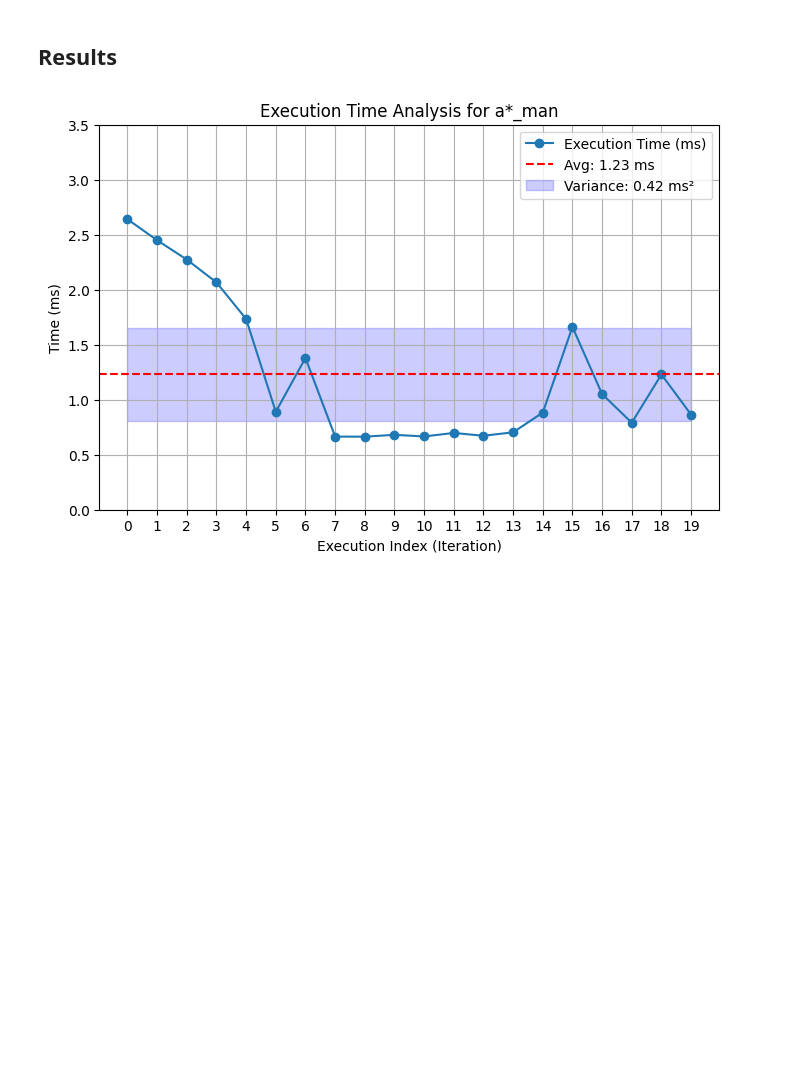
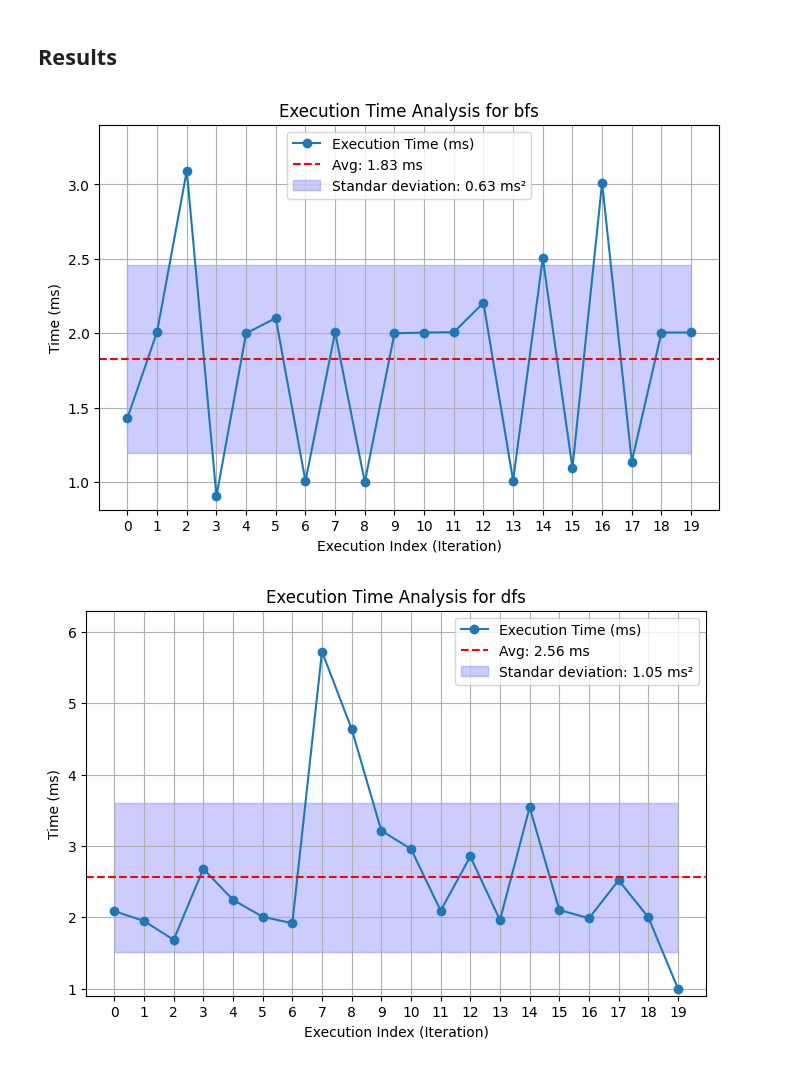
Before and after one commit to berni-245/SIA-TP1, a Jupyter notebook: analysis.ipynb, the cells around one changed output. Drawn from its saved outputs; the diff is of its cells as text; code cells hidden in the pictures; blank space fills up the shorter version.

```diff
--- a/analysis.ipynb
+++ b/analysis.ipynb
@@ -14,11 +14,9 @@ def open_board(board_path):
     return board
 # %%
 def exec_times(algorithm, board, iters = 20):
-    iters = 20
     execution_times = np.empty(iters)
 
     for i in range(0,iters):
-        start_time = time.time()
         start_time = time.time()
 
         result = search_algorithm(
@@ -34,7 +32,7 @@ def plot_exec_times(algorithm, execution_times):
 
     # Compute statistics
     average_ms = np.mean(execution_times_ms)
-    variance_ms = np.var(execution_times_ms)
+    std_ms = np.std(execution_times_ms)
 
     # Create execution index (0, 1, 2, ..., N)
     execution_index = np.arange(len(execution_times))
@@ -46,17 +44,17 @@ def plot_exec_times(algorithm, execution_times):
     # Plot average as a horizontal line
     plt.axhline(average_ms, color="red", linestyle="--", label=f"Avg: {average_ms:.2f} ms")
 
-    # Plot variance as a shaded region
+    # Plot Standard Deviation as a shaded region
     plt.fill_between(execution_index,
-                     average_ms - variance_ms, average_ms + variance_ms,
-                     color='blue', alpha=0.2, label=f"Variance: {variance_ms:.2f} ms²")
+                     average_ms - std_ms, average_ms + std_ms,
+                     color='blue', alpha=0.2, label=f"Standar deviation: {std_ms:.2f} ms²")
 
     # Formatting
     plt.xlabel("Execution Index (Iteration)")
     plt.ylabel("Time (ms)")
     plt.title(f"Execution Time Analysis for {algorithm}")
     plt.xticks(execution_index)  # Ensure x-axis has integer values
-    plt.ylim(0, 3.5)  # Adjust y-axis to be within range
+    plt.ylim(np.min(execution_times)*1000 * 0.9, np.max(execution_times)*1000 * 1.1)  # Adjust y-axis to be within range
     plt.legend()
     plt.grid(True)
 
@@ -67,9 +65,12 @@ def plot_exec_times(algorithm, execution_times):
 # %%
 board = open_board('boards/board1.txt')
 # %%
-algorithm = 'a*_man'
-execution_times = exec_times(algorithm, board)
+# algorithm = 'a*_man'
+# execution_times = exec_times(algorithm, board)
-# %%
-plot_exec_times(algorithm, execution_times)
-# %% [output]
-[figure, removed]
+# %%
+for algorithm in algorithms.keys():
+    execution_times = exec_times(algorithm, board)
+    plot_exec_times(algorithm, execution_times)
+# %% [output]
+[figure, added]
+[figure, added]
```
Also changed, not shown: parts of 1 cell of this notebook.
